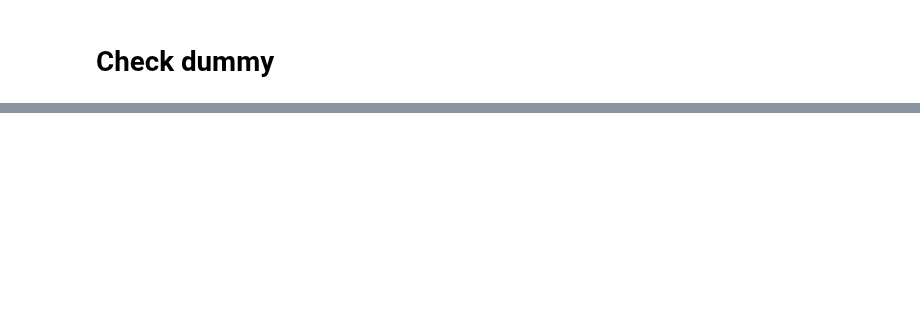
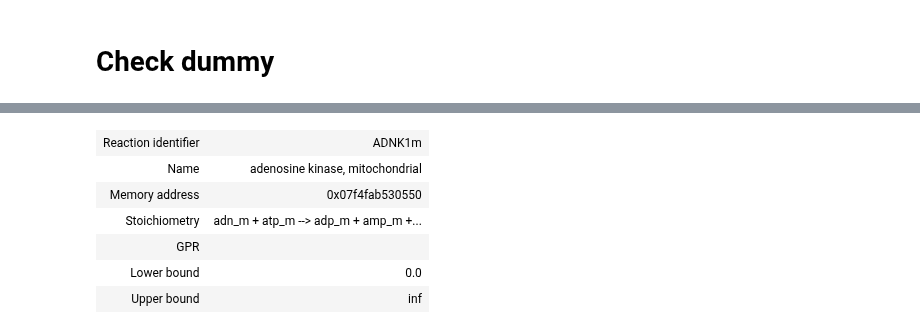
Before and after one commit to hmbaghdassarian/human_me, a Jupyter notebook: notebooks/master.ipynb, the cells around one changed output, grey strips where cells are left out. Cells and saved outputs as stored; diff of their text form; code cells hidden in the pictures; blank space fills up the shorter version.

```diff
--- a/notebooks/master.ipynb
+++ b/notebooks/master.ipynb
@@ -205,0 +261,10 @@ fail.intersect
+# %%
+self.reactions.get_by_id('ADNK1m')
+# %% [output]
+| Reaction identifier | ADNK1m |
+| Name | adenosine kinase, mitochondrial |
+| Memory address | 0x07f4fab530550 |
+| Stoichiometry | adn_m + atp_m --> adp_m + amp_m +... |
+| GPR |  |
+| Lower bound | 0.0 |
+| Upper bound | inf |
```
Also changed, not shown: parts of 62 cells of this notebook, 6 other files.
